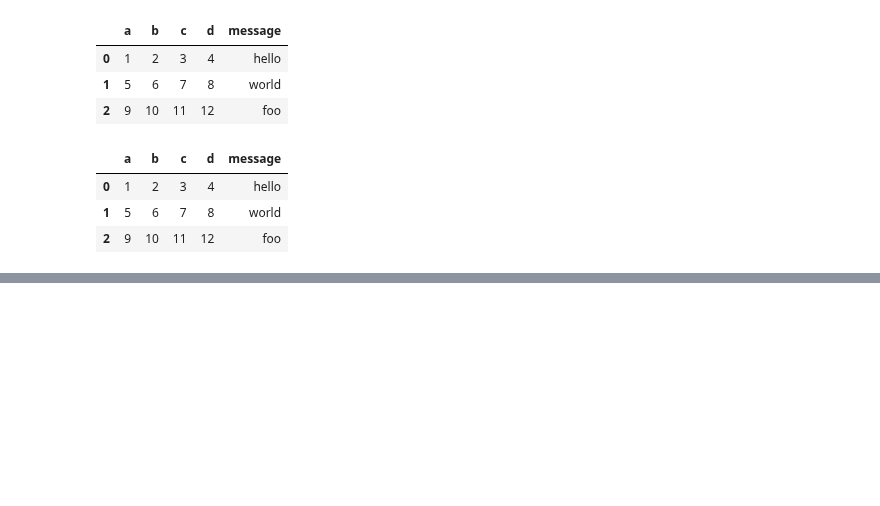
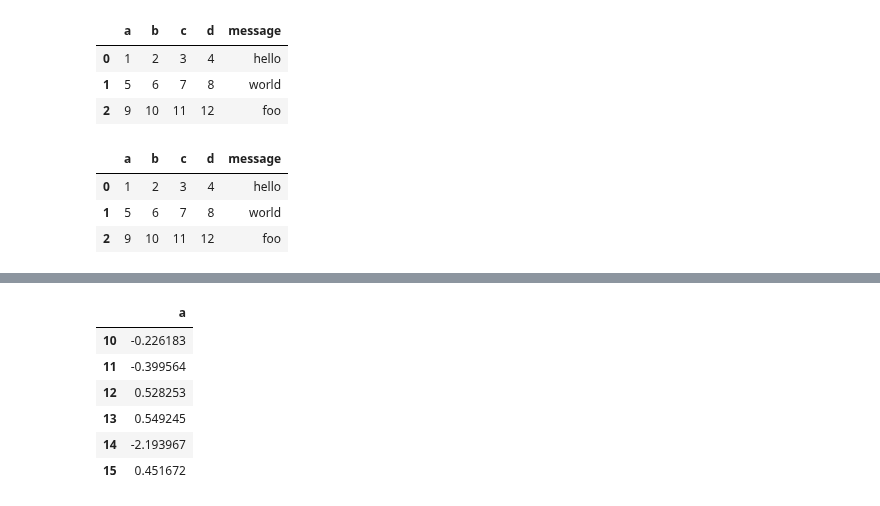
Before and after one commit to rumourcy/DA, a Jupyter notebook: pydata/chapter06.ipynb, the cells around one changed output, grey strips where cells are left out. Saved outputs shown, nothing was run; the diff lists cells and outputs as text; code cells hidden in the pictures; blank space fills up the shorter version.

```diff
--- a/pydata/chapter06.ipynb
+++ b/pydata/chapter06.ipynb
@@ -610,2 +607,5 @@ frame.head()
 # %%
 store = pd.HDFStore('mydata.h5')
+# %%
+store['obj1'] = frame
+store['obj1_col'] = frame['a']
@@ -611,0 +628,10 @@ store = pd.HDFStore('mydata.h5')
+# %%
+store.select('obj2', where=['index >= 10 and index <= 15'])
+# %% [output]
+|  | a |
+| 10 | -0.226183 |
+| 11 | -0.399564 |
+| 12 | 0.528253 |
+| 13 | 0.549245 |
+| 14 | -2.193967 |
+| 15 | 0.451672 |
```
Also changed, not shown: parts of 38 cells of this notebook, 4 other files.
